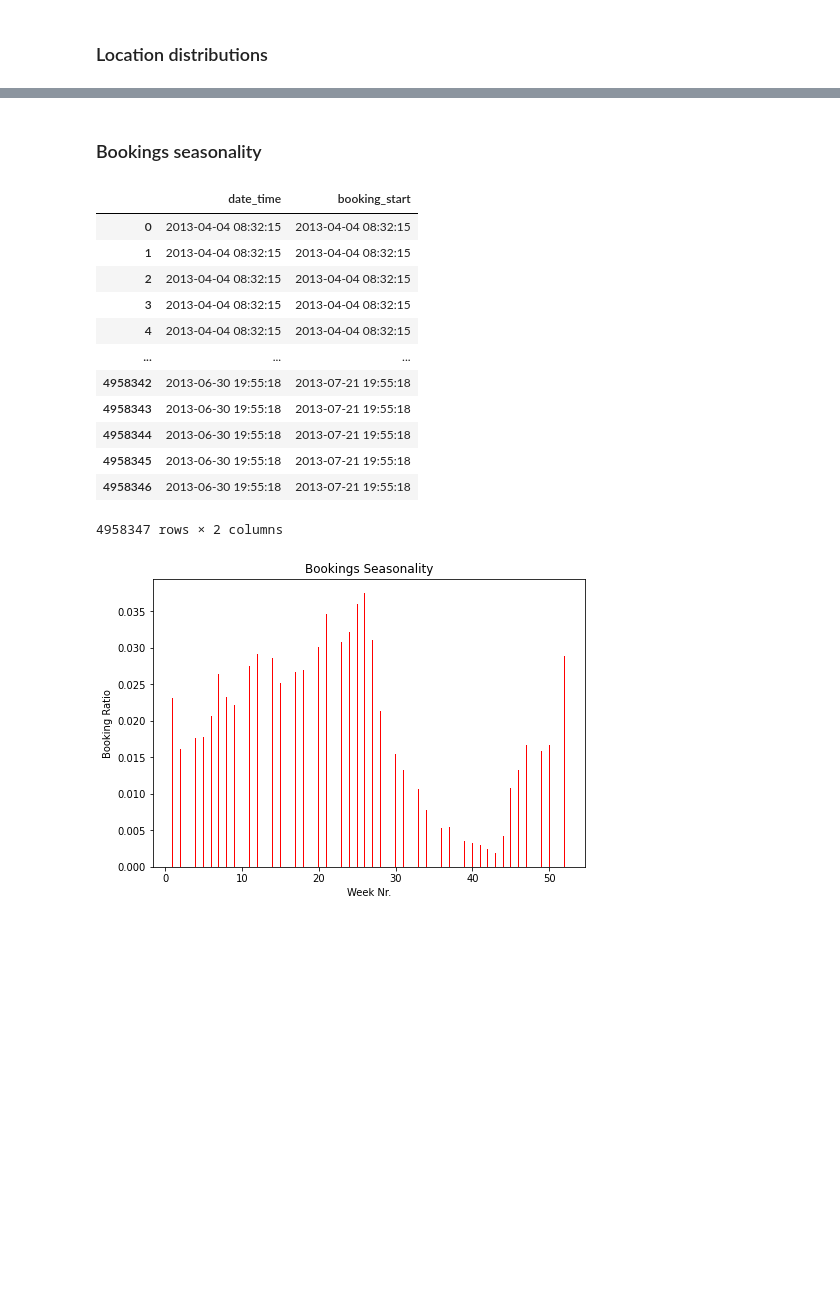
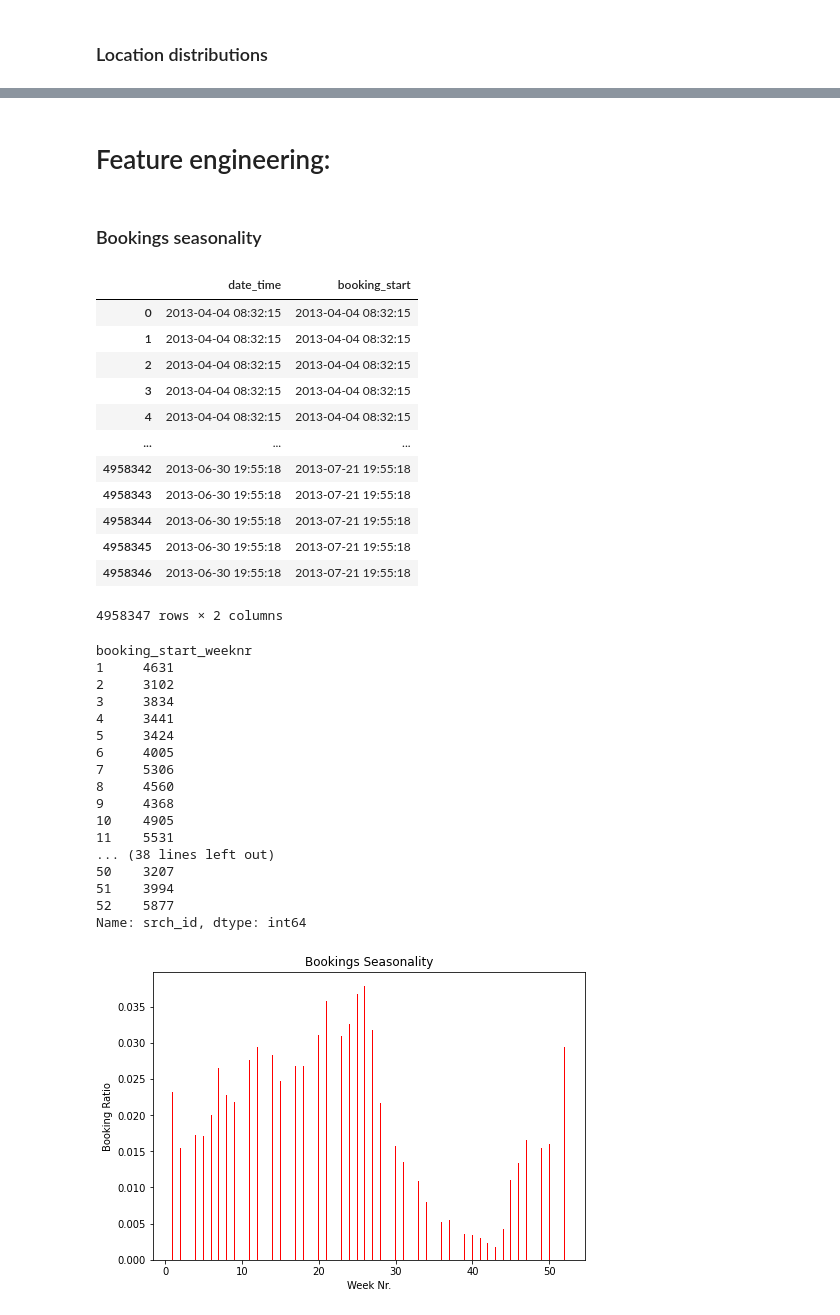
Before and after one commit to tituspellegrom/DataMiningTechniques, a Jupyter notebook: Assignment2/exploration_titus.ipynb, the cells around one changed output, grey strips where cells are left out. Saved outputs shown, nothing was run; the diff lists cells and outputs as text; code cells hidden in the pictures; blank space fills up the shorter version.

```diff
--- a/Assignment2/exploration_titus.ipynb
+++ b/Assignment2/exploration_titus.ipynb
@@ -328,37 +463,59 @@ Name: srch_id, Length: 18127, dtype: float64
+# %% [markdown]
+# Feature engineering:
 # %% [markdown]
 ### Bookings seasonality
 # %%
+# TODO: rewrite on last df_stage
+
 df['booking_start'] = df['date_time'] + pd.to_timedelta(df['srch_booking_window'], unit='D')  # speedup with vectorize?
 display(df[['date_time', 'booking_start']])
 df['booking_start_weeknr'] = df['booking_start'].dt.isocalendar().week
 
-groupby_weeknr = df.groupby('booking_start_weeknr')['srch_id'].count()
-distr_weeknr = groupby_weeknr / df.shape[0]
+groupby_weeknr = df.groupby('booking_start_weeknr')['srch_id'].nunique()
+distr_weeknr = groupby_weeknr / df['srch_id'].nunique()
+display(groupby_weeknr)
 
 import matplotlib.pyplot as plt
 fig = plt.figure()
 ax = fig.add_axes([0,0,1,1])
 x = distr_weeknr.index.tolist()
 y = distr_weeknr.values
 
 ax.bar(x, y, 0.1, color='r')
 ax.set_ylabel('Booking Ratio')
 ax.set_xlabel('Week Nr.')
 ax.set_title('Bookings Seasonality')
 ax.set_title('Bookings Seasonality')
 plt.show()
 # %% [output]
 |  | date_time | booking_start |
 | 0 | 2013-04-04 08:32:15 | 2013-04-04 08:32:15 |
 | 1 | 2013-04-04 08:32:15 | 2013-04-04 08:32:15 |
 | 2 | 2013-04-04 08:32:15 | 2013-04-04 08:32:15 |
 | 3 | 2013-04-04 08:32:15 | 2013-04-04 08:32:15 |
 | 4 | 2013-04-04 08:32:15 | 2013-04-04 08:32:15 |
 | ... | ... | ... |
 | 4958342 | 2013-06-30 19:55:18 | 2013-07-21 19:55:18 |
 | 4958343 | 2013-06-30 19:55:18 | 2013-07-21 19:55:18 |
 | 4958344 | 2013-06-30 19:55:18 | 2013-07-21 19:55:18 |
 | 4958345 | 2013-06-30 19:55:18 | 2013-07-21 19:55:18 |
 | 4958346 | 2013-06-30 19:55:18 | 2013-07-21 19:55:18 |
 4958347 rows × 2 columns
+booking_start_weeknr
+1     4631
+2     3102
+3     3834
+4     3441
+5     3424
+6     4005
+7     5306
+8     4560
+9     4368
+10    4905
+11    5531
+... (38 lines left out)
+50    3207
+51    3994
+52    5877
+Name: srch_id, dtype: int64
-[figure, old version]
+[figure, new version]
```
Also changed, not shown: parts of 19 cells of this notebook.
